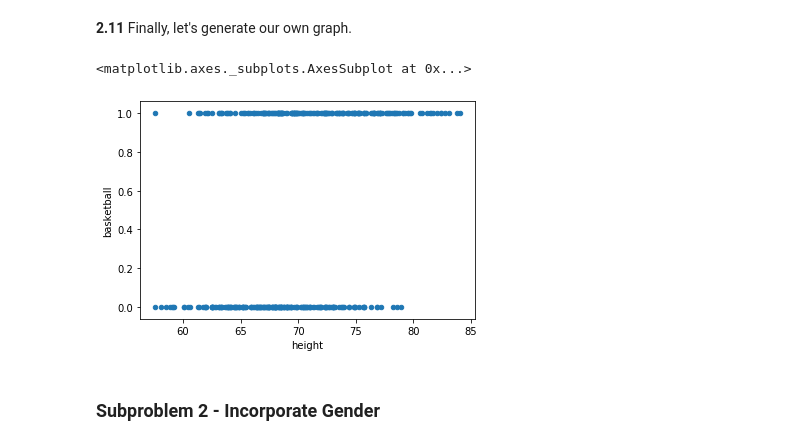
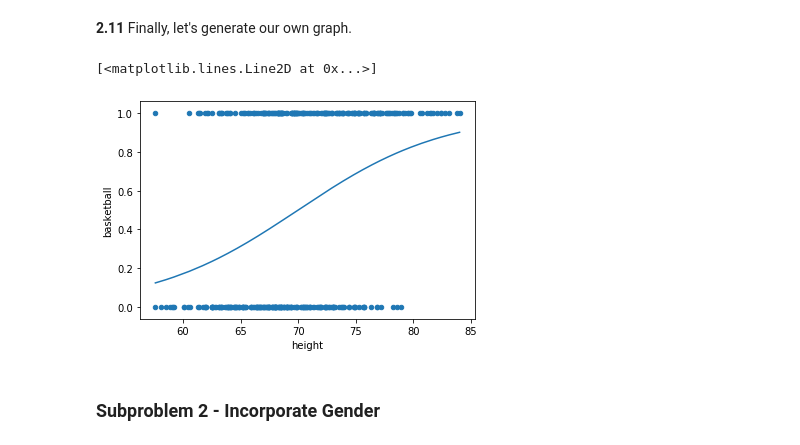
Before and after one commit to jrg94/CSE5522, a Jupyter notebook: lab1.ipynb, the cells around one changed output. Cells and saved outputs as stored; diff of their text form; code cells hidden in the pictures.

Commit message:
Drew a logistic curve

```diff
--- a/lab1.ipynb
+++ b/lab1.ipynb
@@ -464,14 +464,16 @@ np.average(matches) # returns the accuracy
 # %%
 fig, ax = plt.subplots()
 
-#p_all = probability(final_weights, basketball_dataframe["height"])
-#data = pd.DataFrame([x_test.ravel(), p_all]).rename({0: "height", 1: "basketball"}).T
-#data = data.sort_values(by=["basketball"])
-#data.plot(x="height", y="basketball", ax=ax)
+heights = np.array(basketball_dataframe["height"].unique())
+heights.sort()
+z = (final_weights[0] + final_weights[1] * heights)
+y = 1 / (1 + np.exp(-z))
+ax.plot(heights, y)
+
 basketball_dataframe.plot(x="height", y="basketball", ax=ax, kind="scatter")
 # %% [output]
-<matplotlib.axes._subplots.AxesSubplot at 0x...>
+[<matplotlib.lines.Line2D at 0x...>]
-[figure, old version]
+[figure, new version]
 # %% [markdown]
 ### Subproblem 2 - Incorporate Gender
 # %% [markdown]
```
Also changed, not shown: parts of 1 cell of this notebook.
